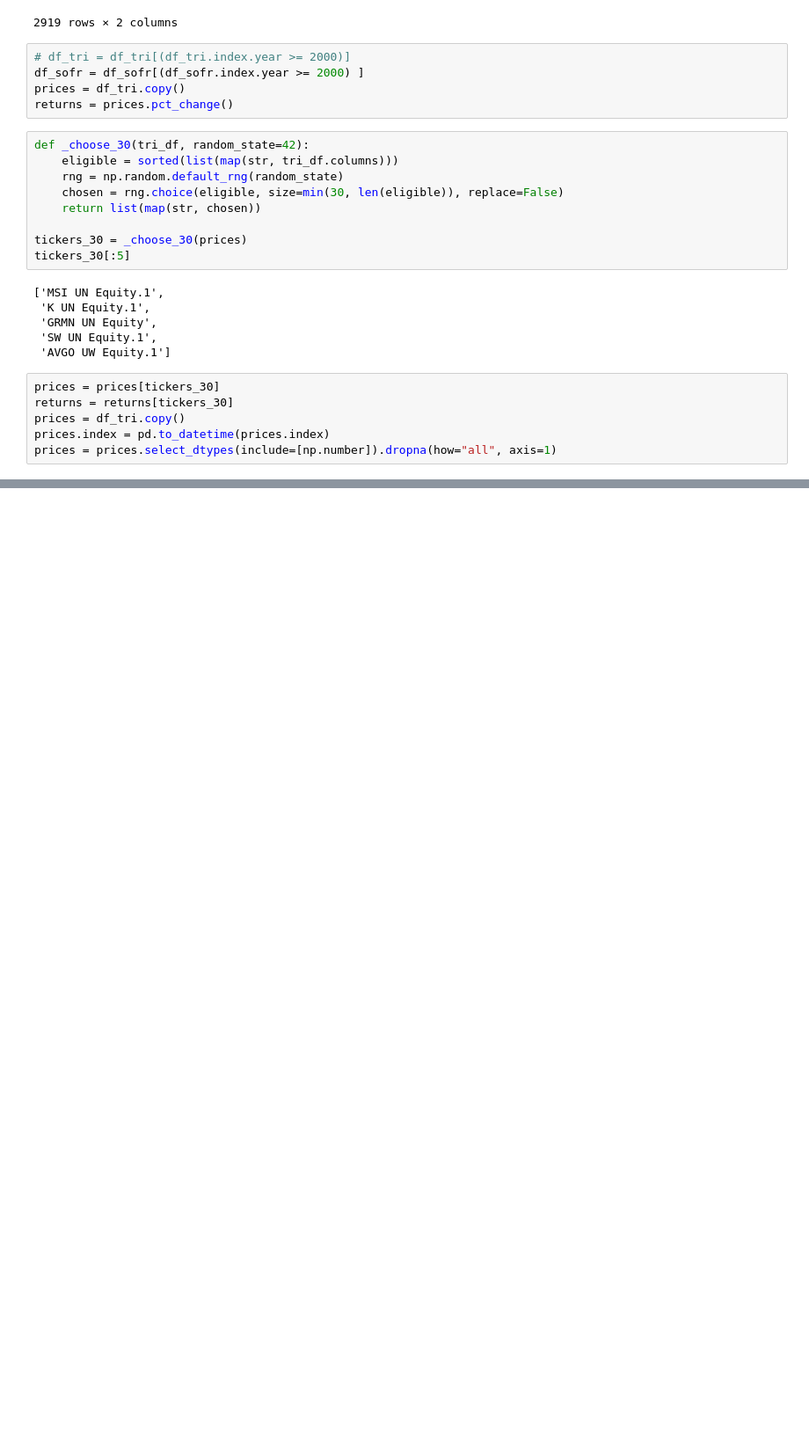
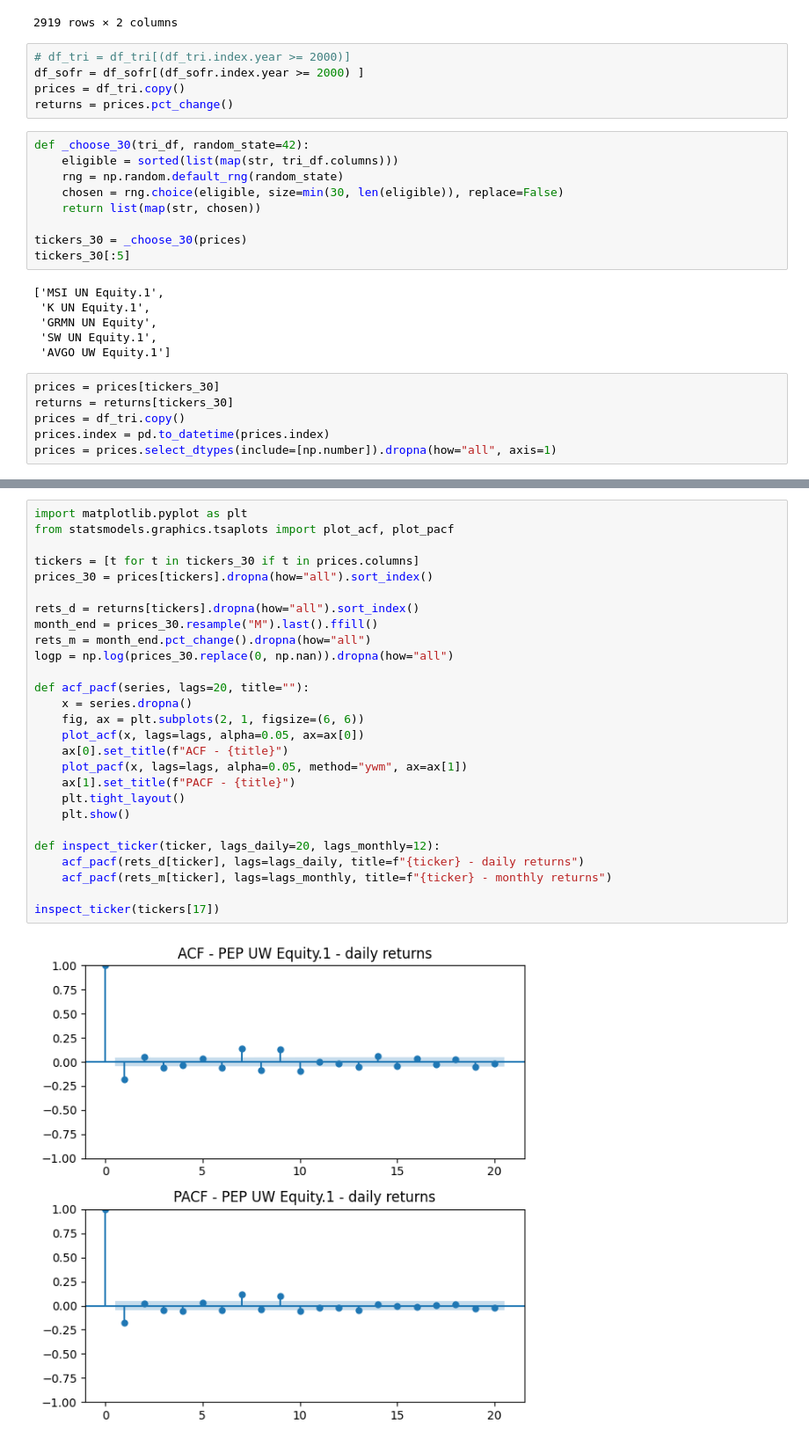
Before and after one commit to Gubscruz/quant-finance-insper, a Jupyter notebook: project_5.ipynb, the cells around one changed output, grey strips where cells are left out. Shown at 88% size. Cells and saved outputs as stored; diff of their text form; blank space fills up the shorter version.

Commit message:
ACF & PACF

```diff
--- a/project_5.ipynb
+++ b/project_5.ipynb
@@ -55,0 +370,29 @@ prices = prices.select_dtypes(include=[np.number]).dropna(how="all", axis=1)
+# %%
+import matplotlib.pyplot as plt
+from statsmodels.graphics.tsaplots import plot_acf, plot_pacf
+
+tickers = [t for t in tickers_30 if t in prices.columns]
+prices_30 = prices[tickers].dropna(how="all").sort_index()
+
+rets_d = returns[tickers].dropna(how="all").sort_index()
+month_end = prices_30.resample("M").last().ffill()
+rets_m = month_end.pct_change().dropna(how="all")
+logp = np.log(prices_30.replace(0, np.nan)).dropna(how="all")
+
+def acf_pacf(series, lags=20, title=""):
+	x = series.dropna()
+	fig, ax = plt.subplots(2, 1, figsize=(6, 6))
+	plot_acf(x, lags=lags, alpha=0.05, ax=ax[0])
+	ax[0].set_title(f"ACF - {title}")
+	plot_pacf(x, lags=lags, alpha=0.05, method="ywm", ax=ax[1])
+	ax[1].set_title(f"PACF - {title}")
+	plt.tight_layout()
+	plt.show()
+
+def inspect_ticker(ticker, lags_daily=20, lags_monthly=12):
+	acf_pacf(rets_d[ticker], lags=lags_daily, title=f"{ticker} - daily returns")
+	acf_pacf(rets_m[ticker], lags=lags_monthly, title=f"{ticker} - monthly returns")
+
+inspect_ticker(tickers[17])
+# %% [output]
+[figure, added]
```
Also changed, not shown: parts of 7 cells of this notebook.
